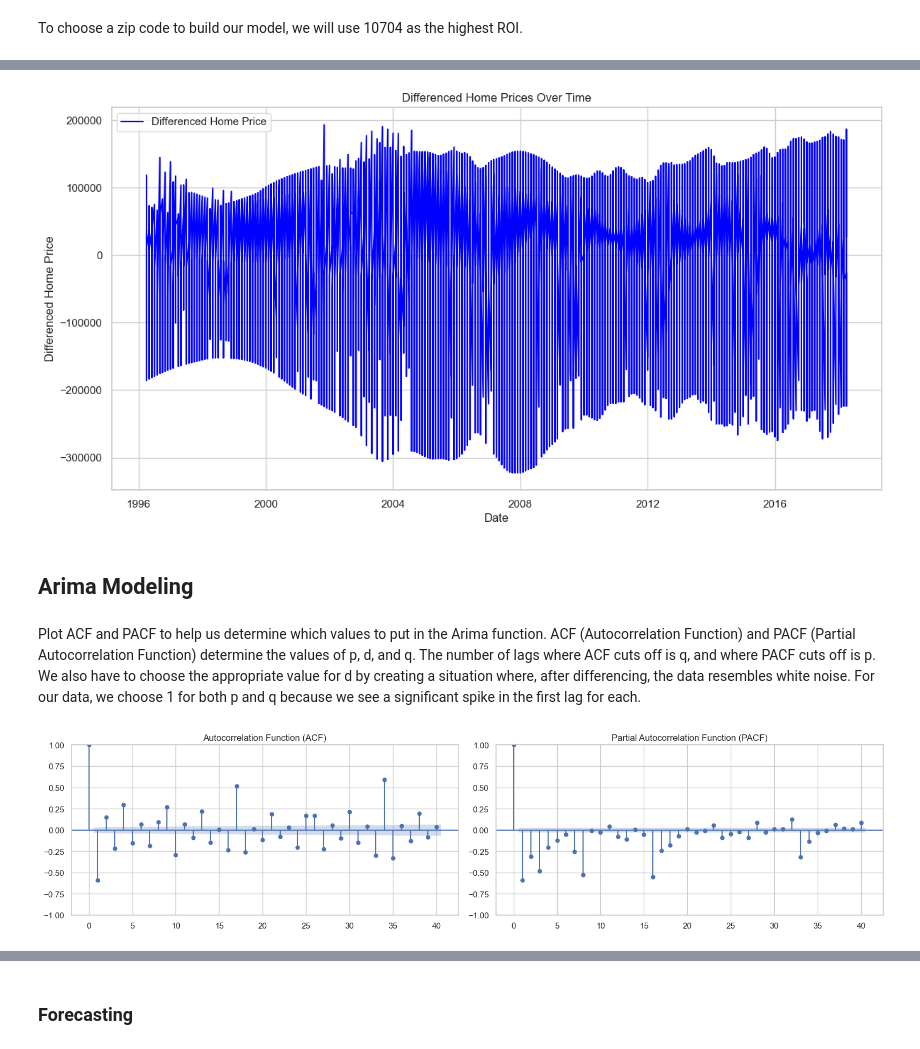
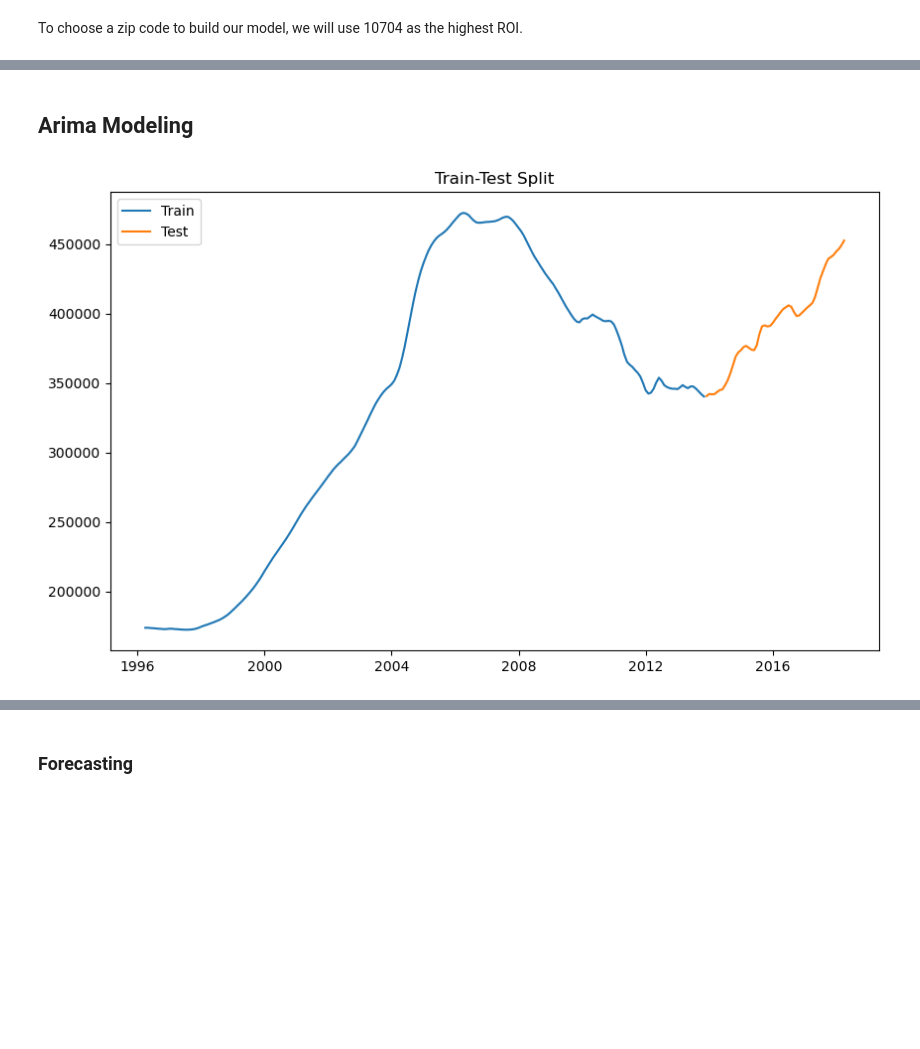
Before and after one commit to hannahdallas/zillow_time_series_model, a Jupyter notebook: notebook.ipynb, the cells around one changed output, grey strips where cells are left out. Saved outputs shown, nothing was run; the diff lists cells and outputs as text; code cells hidden in the pictures; blank space fills up the shorter version.

Commit message:
Changed method to auto arima

```diff
--- a/notebook.ipynb
+++ b/notebook.ipynb
@@ -399,27 +339,0 @@ plt.show()
-# %%
-from statsmodels.tsa.stattools import adfuller
-
-# Perform the Augmented Dickey-Fuller test on the original series (using only the 'HomePrice' column)
-result_original = adfuller(ts_10704['HomePrice'])
-
-print(f"ADF Statistic (Original): {result_original[0]:.4f}")
-print(f"p-value (Original): {result_original[1]:.4f}")
-
-if result_original[1] < 0.05:
-    print("Interpretation: The original series is Stationary.\n")
-else:
-    print("Interpretation: The original series is Non-Stationary.\n")
-
-# Apply first-order differencing (use 'HomePrice' column only)
-ts_10704['HomePrice_Diff'] = ts_10704['HomePrice'].diff()
-
-# Perform the Augmented Dickey-Fuller test on the differenced series
-result_diff = adfuller(ts_10704['HomePrice_Diff'].dropna())
-
-print(f"ADF Statistic (Differenced): {result_diff[0]:.4f}")
-print(f"p-value (Differenced): {result_diff[1]:.4f}")
-
-if result_diff[1] < 0.05:
-    print("Interpretation: The differenced series is Stationary.")
-else:
-    print("Interpretation: The differenced series is Non-Stationary.")
@@ -451,31 +340,2 @@ ts_10704
-# %%
-# Plotting the differenced Home price
-plt.figure(figsize=(14, 7))
-plt.plot(ts_10704.index, ts_10704['HomePrice_Diff'], label='Differenced Home Price', color='blue')
-plt.title('Differenced Home Prices Over Time')
-plt.xlabel('Date')
-plt.ylabel('Differenced Home Price')
-plt.legend()
-plt.show()
-# %% [output]
-[figure, removed]
 # %% [markdown]
 ## Arima Modeling
-# %% [markdown]
-Plot ACF and PACF to help us determine which values to put in the Arima function. ACF (Autocorrelation Function) and PACF (Partial Autocorrelation Function) determine the values of p, d, and q. The number of lags where ACF cuts off is q, and where PACF cuts off is p. We also have to choose the appropriate value for d by creating a situation where, after differencing, the data resembles white noise. For our data, we choose 1 for both p and q because we see a significant spike in the first lag for each.
-# %%
-# Plot ACF and PACF for the differenced series
-fig, axes = plt.subplots(1, 2, figsize=(16, 4))
-
-# ACF plot
-plot_acf(ts_10704['HomePrice_Diff'].dropna(), lags=40, ax=axes[0])
-axes[0].set_title('Autocorrelation Function (ACF)')
-
-# PACF plot
-plot_pacf(ts_10704['HomePrice_Diff'].dropna(), lags=40, ax=axes[1])
-axes[1].set_title('Partial Autocorrelation Function (PACF)')
-
-plt.tight_layout()
-plt.show()
-# %% [output]
-[figure, removed]
@@ -481,0 +346,9 @@ plt.show()
+# %%
+plt.figure(figsize=(10, 6))
+plt.plot(train.index, train, label='Train')
+plt.plot(test.index, test, label='Test')
+plt.title('Train-Test Split')
+plt.legend()
+plt.show()
+# %% [output]
+[figure, added]
```
Also changed, not shown: parts of 38 cells of this notebook.
